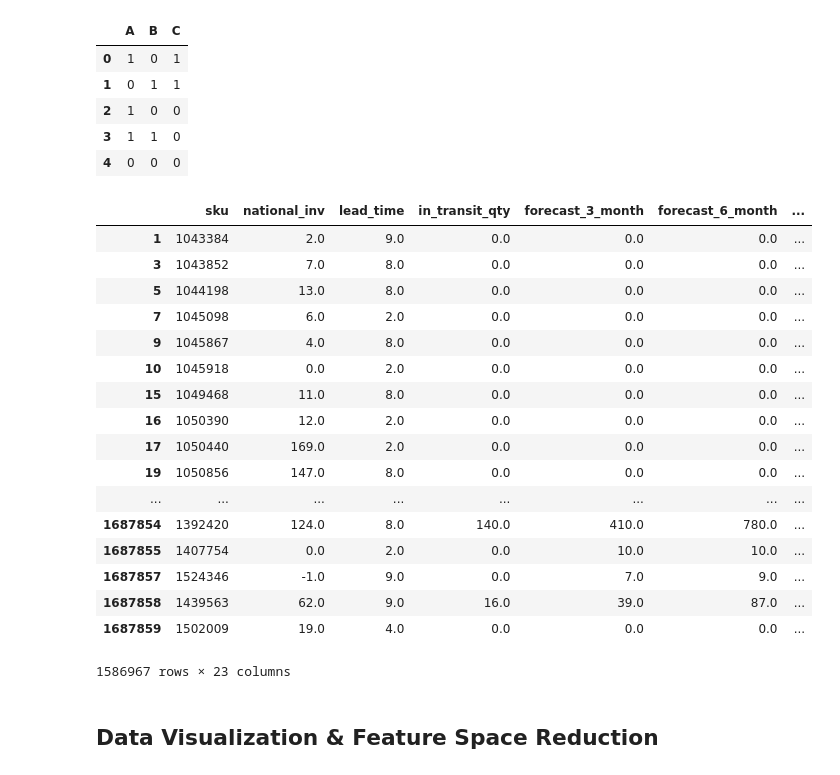
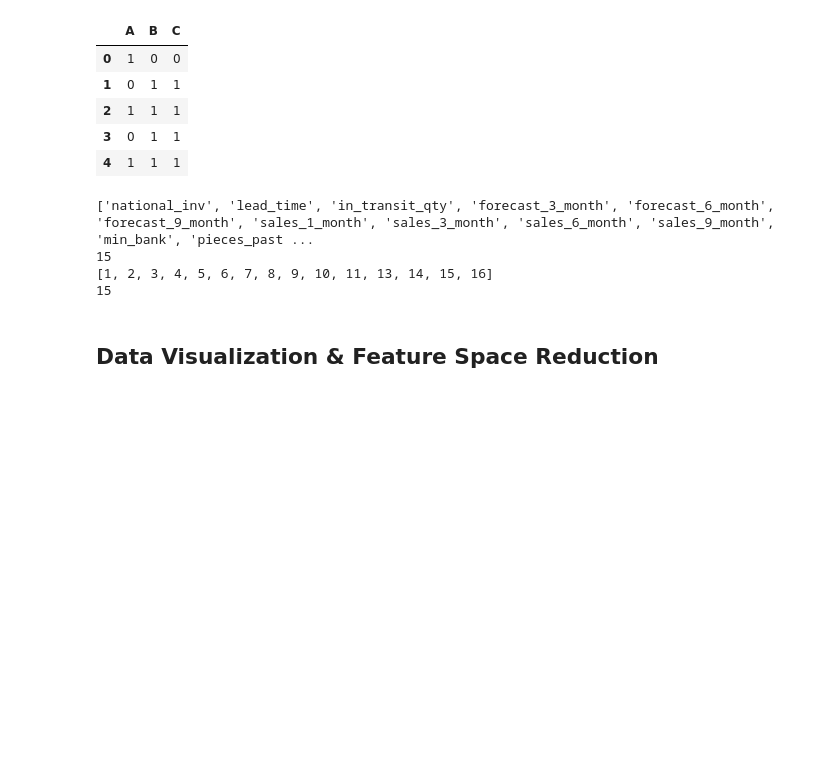
Before and after one commit to JamesKhoaNguyen/predicting_backorders, a Jupyter notebook: product_backorders.ipynb, the cells around one changed output. Saved outputs shown, nothing was run; the diff lists cells and outputs as text; code cells hidden in the pictures; blank space fills up the shorter version.

```diff
--- a/product_backorders.ipynb
+++ b/product_backorders.ipynb
@@ -24,36 +42,39 @@ display(training_data.describe())
 # %%
 df = pd.DataFrame(np.random.choice(['yes', 'no'], size=(5,3)), columns=list('ABC'))
 df = df.replace(['yes', 'no'], [1, 0])
 display(df)
 training_data = training_data.replace(['Yes','No'],[1,0])
-display(training_data)
 testing_data = testing_data.replace(['Yes','No'],[1,0])
-#display(testing_data)
 # %% [output]
 |  | A | B | C |
-| 0 | 1 | 0 | 1 |
+| 0 | 1 | 0 | 0 |
 | 1 | 0 | 1 | 1 |
-| 2 | 1 | 0 | 0 |
-| 3 | 1 | 1 | 0 |
-| 4 | 0 | 0 | 0 |
+| 2 | 1 | 1 | 1 |
+| 3 | 0 | 1 | 1 |
+| 4 | 1 | 1 | 1 |
-|  | sku | national_inv | lead_time | in_transit_qty | forecast_3_month | forecast_6_month | ... |
-| 1 | 1043384 | 2.0 | 9.0 | 0.0 | 0.0 | 0.0 | ... |
-| 3 | 1043852 | 7.0 | 8.0 | 0.0 | 0.0 | 0.0 | ... |
-| 5 | 1044198 | 13.0 | 8.0 | 0.0 | 0.0 | 0.0 | ... |
-| 7 | 1045098 | 6.0 | 2.0 | 0.0 | 0.0 | 0.0 | ... |
-| 9 | 1045867 | 4.0 | 8.0 | 0.0 | 0.0 | 0.0 | ... |
-| 10 | 1045918 | 0.0 | 2.0 | 0.0 | 0.0 | 0.0 | ... |
-| 15 | 1049468 | 11.0 | 8.0 | 0.0 | 0.0 | 0.0 | ... |
-| 16 | 1050390 | 12.0 | 2.0 | 0.0 | 0.0 | 0.0 | ... |
-| 17 | 1050440 | 169.0 | 2.0 | 0.0 | 0.0 | 0.0 | ... |
-| 19 | 1050856 | 147.0 | 8.0 | 0.0 | 0.0 | 0.0 | ... |
-| ... | ... | ... | ... | ... | ... | ... | ... |
-| 1687854 | 1392420 | 124.0 | 8.0 | 140.0 | 410.0 | 780.0 | ... |
-| 1687855 | 1407754 | 0.0 | 2.0 | 0.0 | 10.0 | 10.0 | ... |
-| 1687857 | 1524346 | -1.0 | 9.0 | 0.0 | 7.0 | 9.0 | ... |
-| 1687858 | 1439563 | 62.0 | 9.0 | 16.0 | 39.0 | 87.0 | ... |
-| 1687859 | 1502009 | 19.0 | 4.0 | 0.0 | 0.0 | 0.0 | ... |
-1586967 rows × 23 columns
+# %%
+columns = training_data.columns
+
+continuous_features = []
+column_index = 0
+continuous_features_index_tracker = []
+for column in columns:
+        #print column
+        type_value = type(training_data[column].values[0])
+        if (type_value == np.float64):
+            continuous_features.append(column)
+            continuous_features_index_tracker.append(column_index)
+        column_index += 1
+
+print continuous_features
+print len(continuous_features)
+print continuous_features_index_tracker
+print len(continuous_features_index_tracker)
+# %% [output]
+['national_inv', 'lead_time', 'in_transit_qty', 'forecast_3_month', 'forecast_6_month', 'forecast_9_month', 'sales_1_month', 'sales_3_month', 'sales_6_month', 'sales_9_month', 'min_bank', 'pieces_past ...
+15
+[1, 2, 3, 4, 5, 6, 7, 8, 9, 10, 11, 13, 14, 15, 16]
+15
 # %% [markdown]
 ## Data Visualization & Feature Space Reduction
 # %%
```
Also changed, not shown: parts of 25 cells of this notebook.
